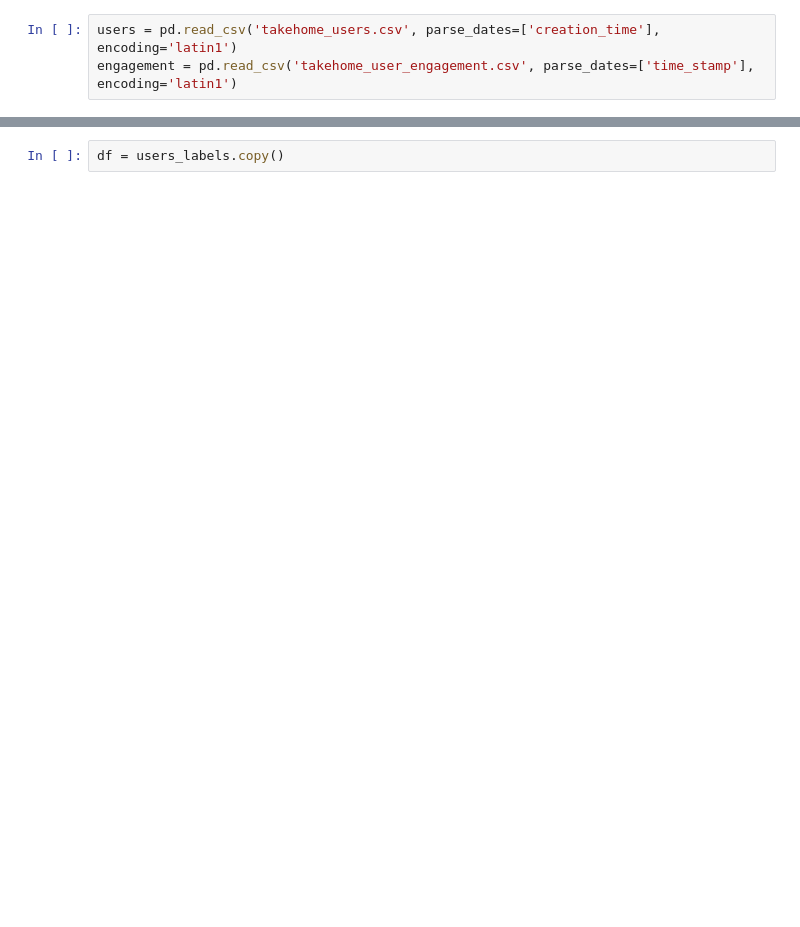
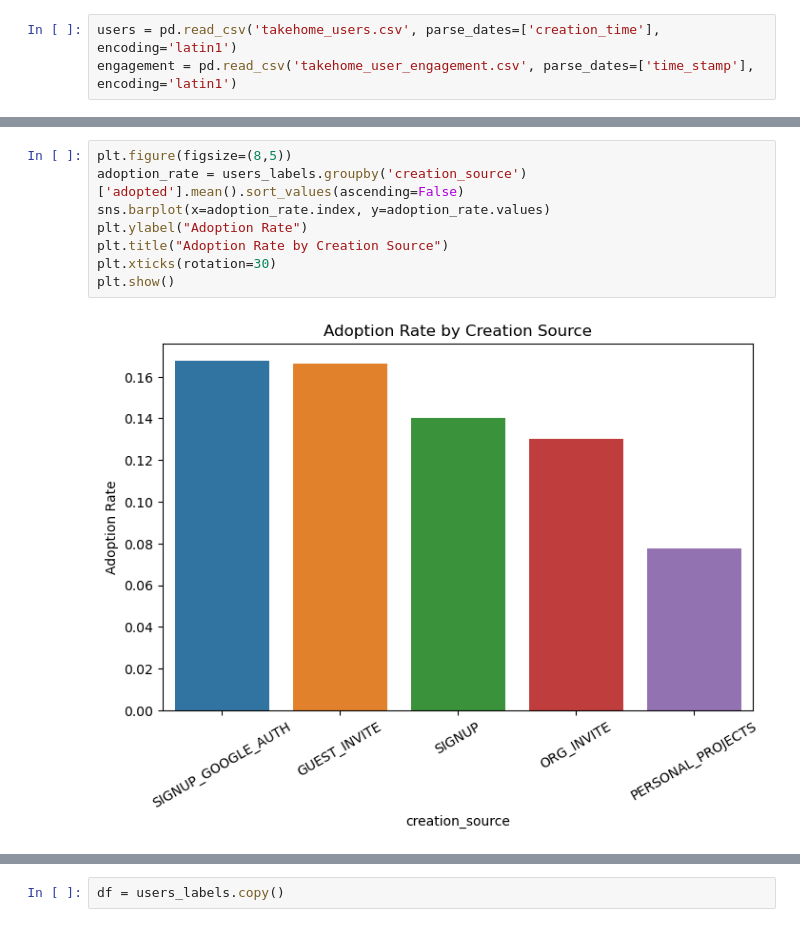
Before and after one commit to Alan-Akkara/Springboard-DS, a Jupyter notebook: Relax_challenge.ipynb, the cells around one changed output, grey strips where cells are left out. Cells and saved outputs as stored; diff of their text form; blank space fills up the shorter version.

```diff
--- a/Relax_challenge.ipynb
+++ b/Relax_challenge.ipynb
@@ -38,0 +52,10 @@ users_labels['adopted'] = users_labels['adopted'].fillna(0).astype(int)
+# %%
+plt.figure(figsize=(8,5))
+adoption_rate = users_labels.groupby('creation_source')['adopted'].mean().sort_values(ascending=False)
+sns.barplot(x=adoption_rate.index, y=adoption_rate.values)
+plt.ylabel("Adoption Rate")
+plt.title("Adoption Rate by Creation Source")
+plt.xticks(rotation=30)
+plt.show()
+# %% [output]
+[figure, added]
```
Also changed, not shown: parts of 28 cells of this notebook.
